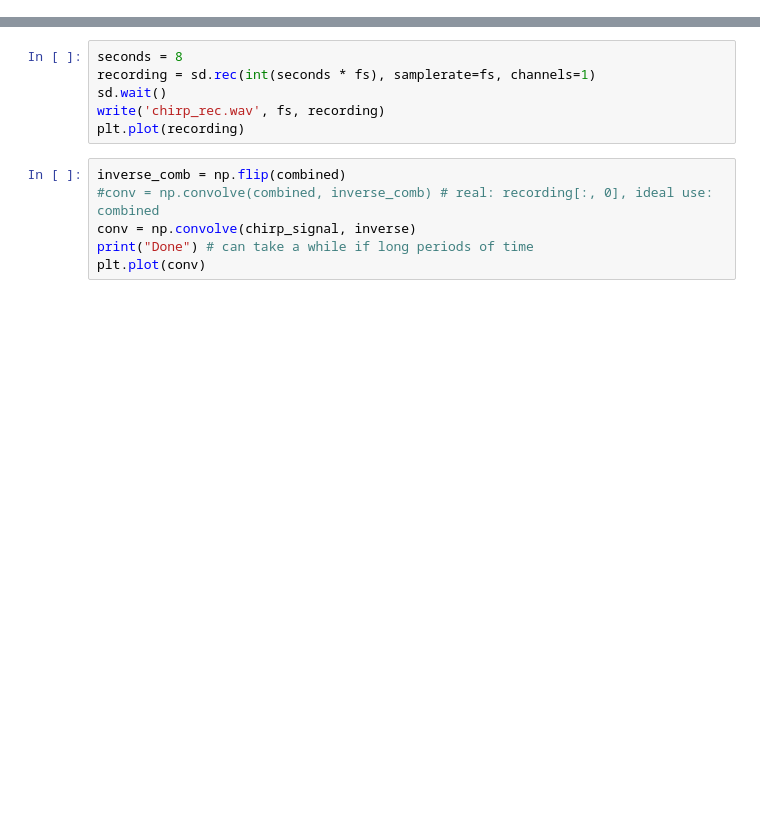
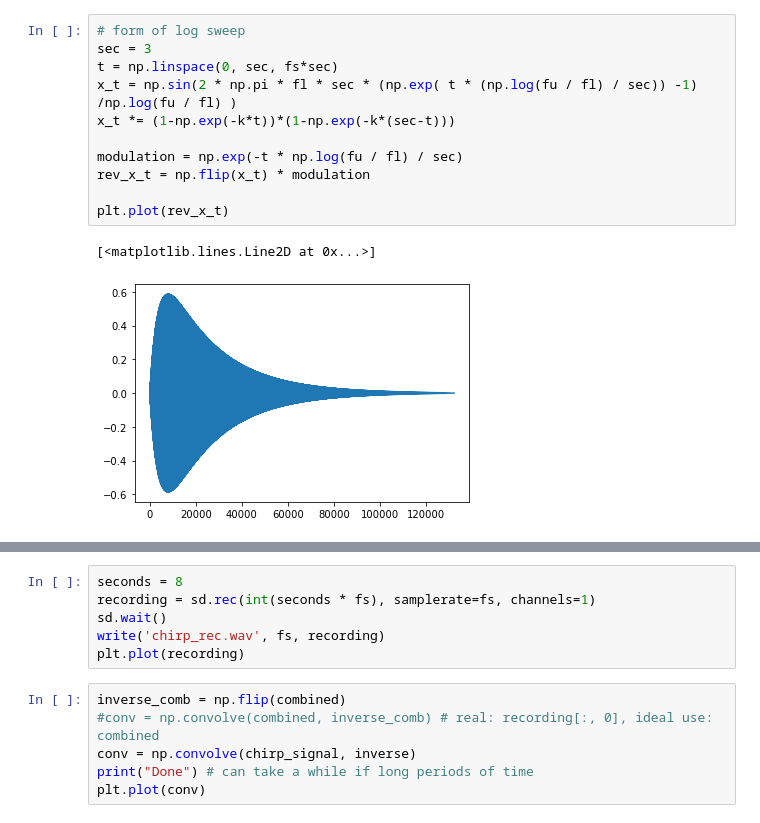
Before and after one commit to JingbiaoMei/Cambridge-Blue-Noise, a Jupyter notebook: Chirps.ipynb, the cells around one changed output, grey strips where cells are left out. Drawn from its saved outputs; the diff is of its cells as text; blank space fills up the shorter version.

```diff
--- a/Chirps.ipynb
+++ b/Chirps.ipynb
@@ -35,3 +38,17 @@ plt.plot(t2, combined) # check profile
 264600 132300
 [<matplotlib.lines.Line2D at 0x...>]
 [figure]
+# %%
+# form of log sweep
+sec = 3
+t = np.linspace(0, sec, fs*sec)
+x_t = np.sin(2 * np.pi * fl * sec * (np.exp( t * (np.log(fu / fl) / sec)) -1) /np.log(fu / fl) )
+x_t *= (1-np.exp(-k*t))*(1-np.exp(-k*(sec-t)))
+
+modulation = np.exp(-t * np.log(fu / fl) / sec)
+rev_x_t = np.flip(x_t) * modulation
+
+plt.plot(rev_x_t)
+# %% [output]
+[<matplotlib.lines.Line2D at 0x...>]
+[figure, added]
```
Also changed, not shown: parts of 18 cells of this notebook, 2 other files.
